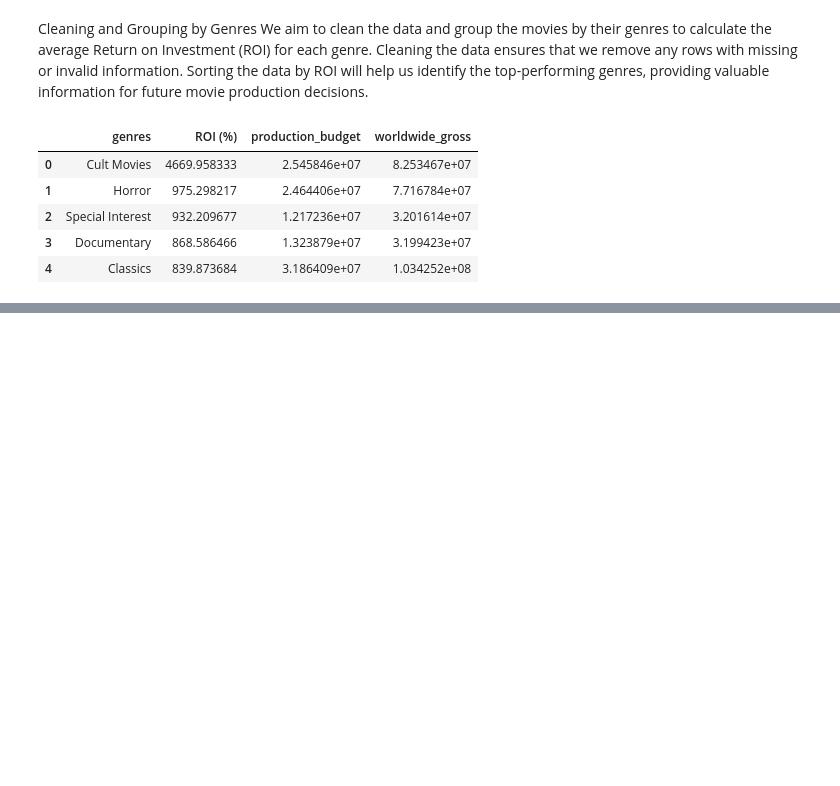
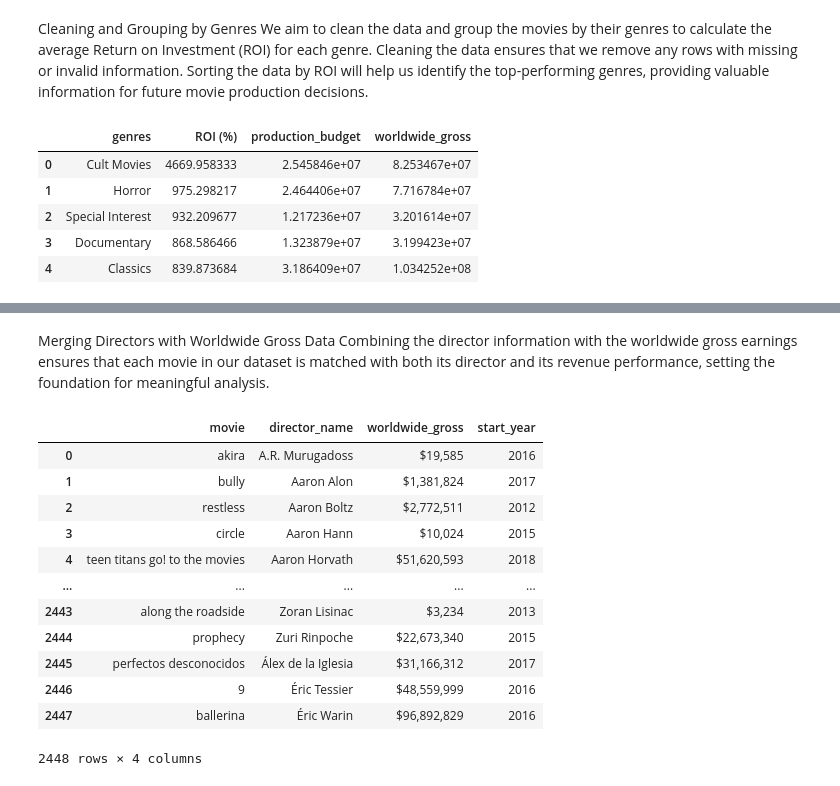
Before and after one commit to Kate-Maina/Phase2_Project_Group2, a Jupyter notebook: index.ipynb, the cells around one changed output, grey strips where cells are left out. Drawn from its saved outputs; the diff is of its cells as text; code cells hidden in the pictures; blank space fills up the shorter version.

```diff
--- a/index.ipynb
+++ b/index.ipynb
@@ -407,0 +465,23 @@ grouped_table.head()
+# %%
+# Connect to the database
+conn = sqlite3.connect('Data/im.db')
+
+# Updated query with DISTINCT
+query = '''
+SELECT DISTINCT
+    p.primary_name AS director_name,
+    ma.title AS movie_title,
+    mb.start_year
+FROM directors d
+JOIN persons p ON d.person_id = p.person_id
+JOIN movie_akas ma ON d.movie_id = ma.movie_id
+JOIN movie_basics mb ON d.movie_id = mb.movie_id
+WHERE ma.is_original_title = 1
+'''
+
+# Execute the query and load into a DataFrame
+Directors_df = pd.read_sql_query(query, conn)
+
+# Close connection
+conn.close()
+Directors_df.head()
@@ -407,0 +495,34 @@ grouped_table.head()
+# %% [markdown]
+Merging Directors with Worldwide Gross Data
+Combining the director information with the worldwide gross earnings ensures that each movie in our dataset is matched with both its director and its revenue performance, setting the foundation for meaningful analysis.
+# %%
+# Rename for easy merge
+Directors_df = Directors_df.rename(columns={'movie_title': 'movie'})
+
+# bug fix: To resolve potential override and faulty merge
+tn_df['movie'] = tn_df['movie'].str.lower()
+Directors_df['movie'] = Directors_df['movie'].str.lower()
+
+# Merge the two DataFrames
+merged_df = pd.merge(tn_df[['movie', 'worldwide_gross']], Directors_df, on='movie', how='inner')
+
+# Reorder columns
+directors_fgross_df = merged_df[['movie', 'director_name', 'worldwide_gross', 'start_year']]
+
+# Sort alphabetically by director name
+directors_fgross_df = directors_fgross_df.sort_values(by='director_name').reset_index(drop=True)
+directors_fgross_df
+# %% [output]
+|  | movie | director_name | worldwide_gross | start_year |
+| 0 | akira | A.R. Murugadoss | $19,585 | 2016 |
+| 1 | bully | Aaron Alon | $1,381,824 | 2017 |
+| 2 | restless | Aaron Boltz | $2,772,511 | 2012 |
+| 3 | circle | Aaron Hann | $10,024 | 2015 |
+| 4 | teen titans go! to the movies | Aaron Horvath | $51,620,593 | 2018 |
+| ... | ... | ... | ... | ... |
+| 2443 | along the roadside | Zoran Lisinac | $3,234 | 2013 |
+| 2444 | prophecy | Zuri Rinpoche | $22,673,340 | 2015 |
+| 2445 | perfectos desconocidos | Álex de la Iglesia | $31,166,312 | 2017 |
+| 2446 | 9 | Éric Tessier | $48,559,999 | 2016 |
+| 2447 | ballerina | Éric Warin | $96,892,829 | 2016 |
+2448 rows × 4 columns
```
Also changed, not shown: parts of 27 cells of this notebook.
